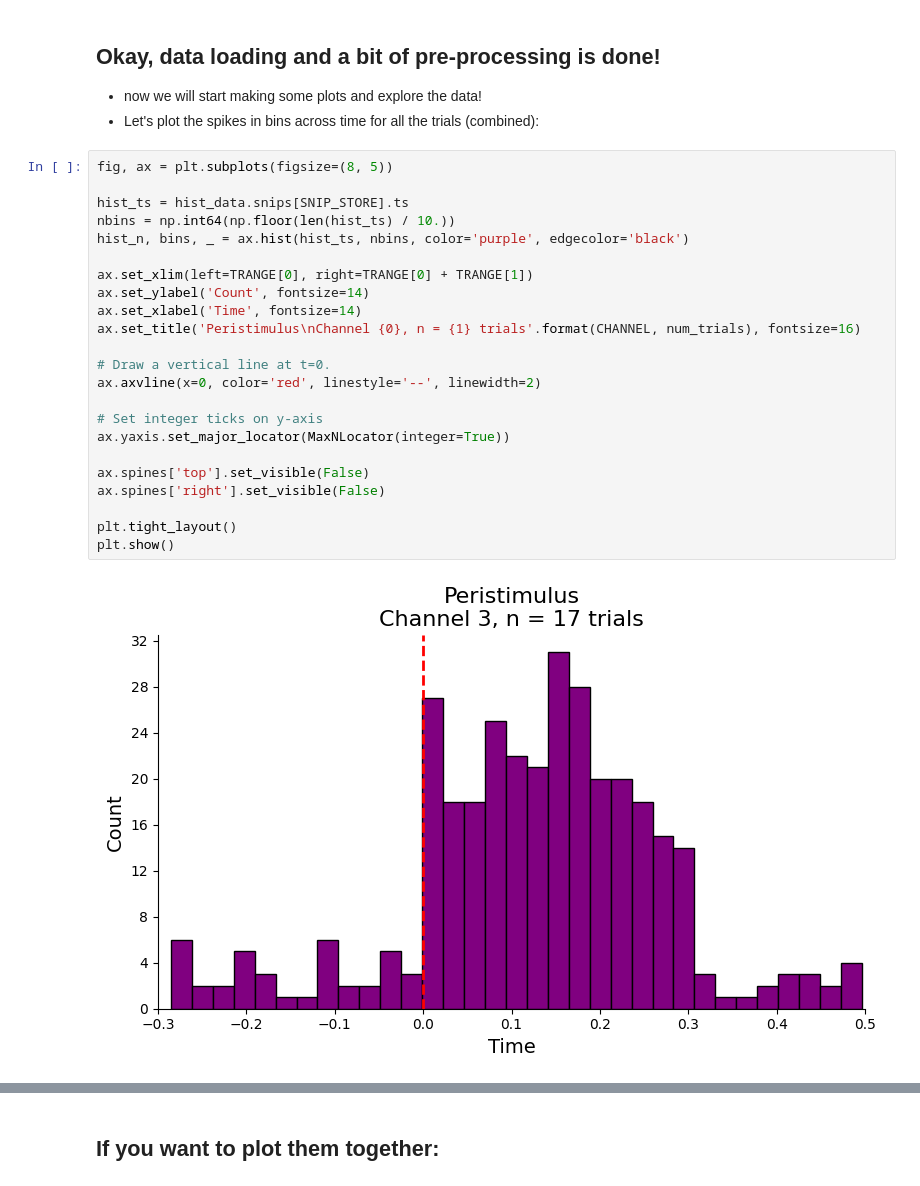
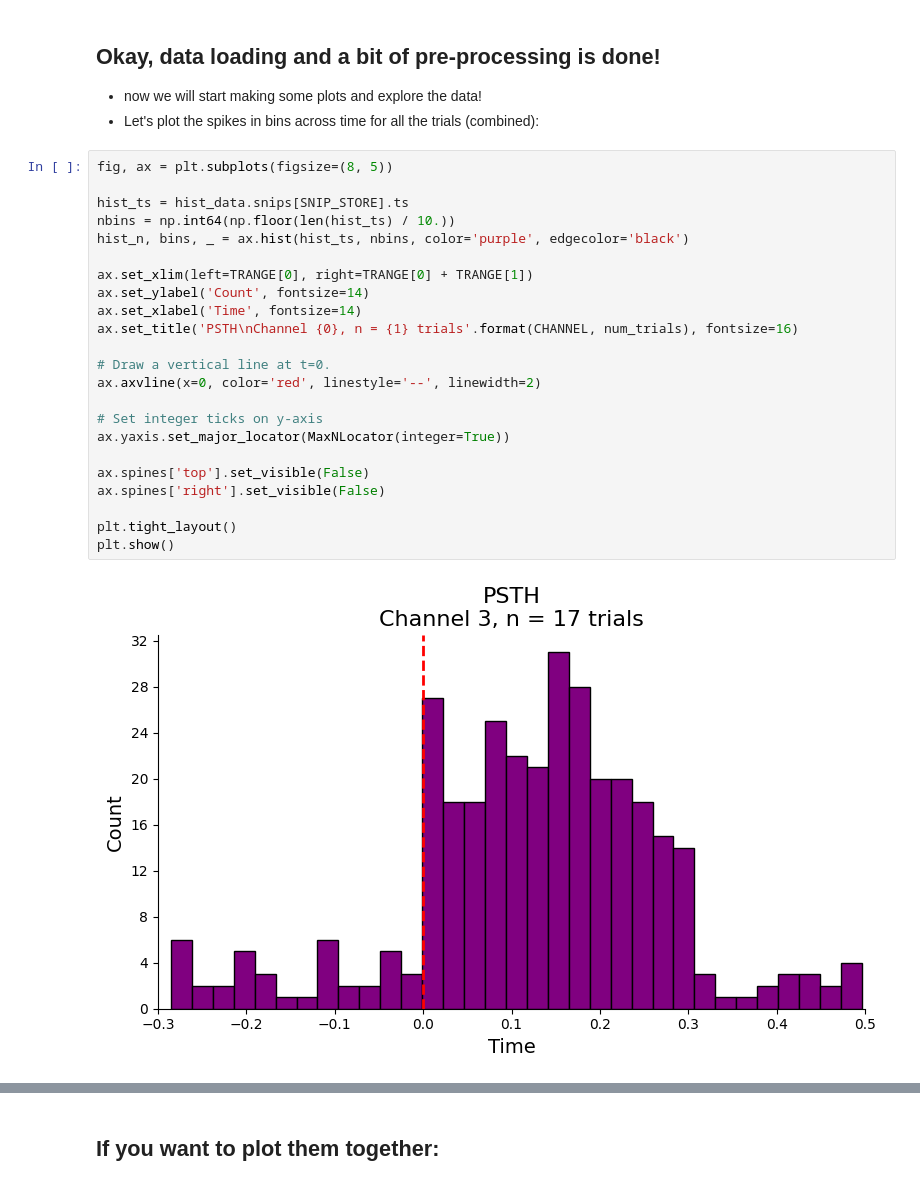
Before and after one commit to MMathisLab/Nx-435_EPFL, a Jupyter notebook: Notebooks/Demo_PSTH.ipynb, the cells around one changed output, grey strips where cells are left out. Saved outputs shown, nothing was run; the diff lists cells and outputs as text.

```diff
--- a/Notebooks/Demo_PSTH.ipynb
+++ b/Notebooks/Demo_PSTH.ipynb
@@ -82,28 +81,28 @@ read from t=0s to t=61.23s
 # %%
 fig, ax = plt.subplots(figsize=(8, 5))
 
 hist_ts = hist_data.snips[SNIP_STORE].ts
 nbins = np.int64(np.floor(len(hist_ts) / 10.))
 hist_n, bins, _ = ax.hist(hist_ts, nbins, color='purple', edgecolor='black')
 
 ax.set_xlim(left=TRANGE[0], right=TRANGE[0] + TRANGE[1])
 ax.set_ylabel('Count', fontsize=14)
 ax.set_xlabel('Time', fontsize=14)
-ax.set_title('Peristimulus\nChannel {0}, n = {1} trials'.format(CHANNEL, num_trials), fontsize=16)
+ax.set_title('PSTH\nChannel {0}, n = {1} trials'.format(CHANNEL, num_trials), fontsize=16)
 
 # Draw a vertical line at t=0.
 ax.axvline(x=0, color='red', linestyle='--', linewidth=2)
 
 # Set integer ticks on y-axis
 ax.yaxis.set_major_locator(MaxNLocator(integer=True))
 
 ax.spines['top'].set_visible(False)
 ax.spines['right'].set_visible(False)
 
 plt.tight_layout()
 plt.show()
 # %% [output]
-[figure, old version]
+[figure, new version]
 # %%
 fig, ax = plt.subplots(figsize=(8, 5))
 
```
Also changed, not shown: parts of 11 cells of this notebook.
